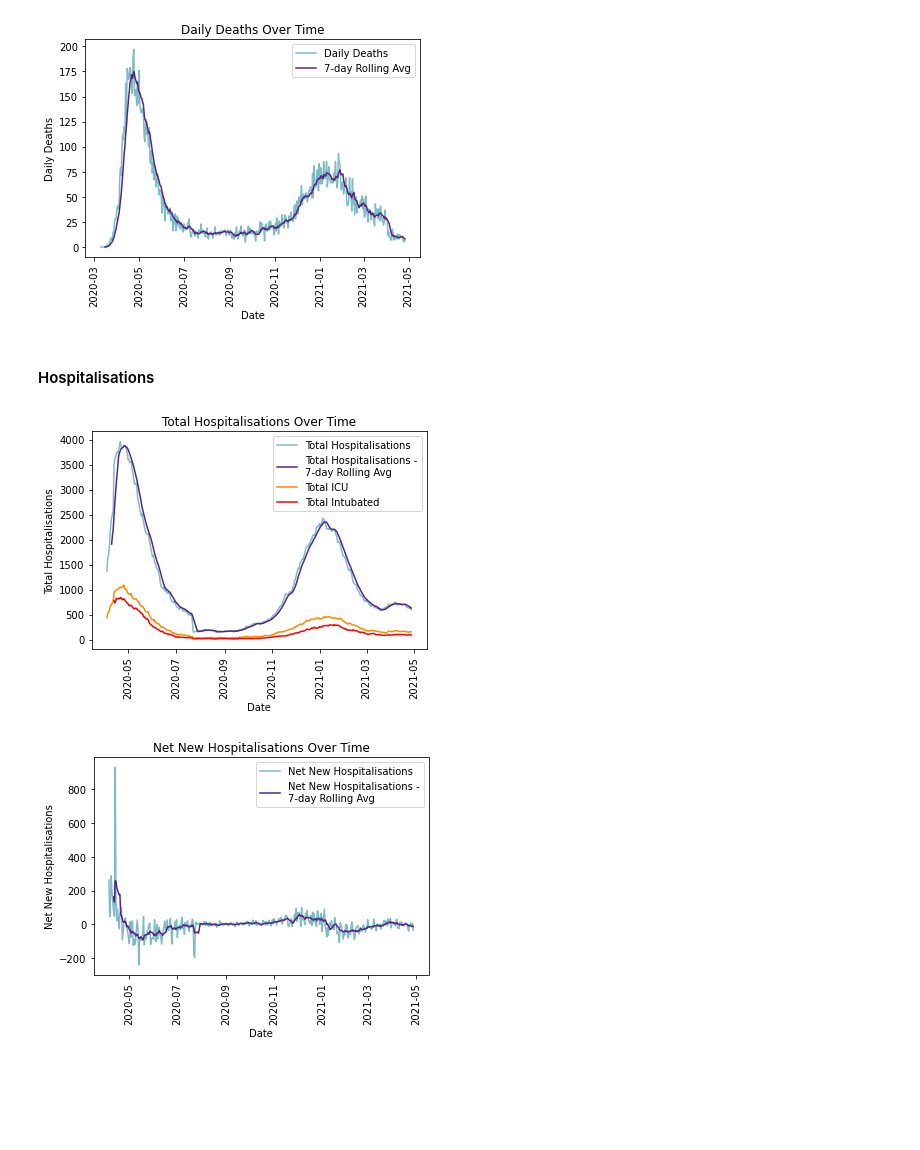
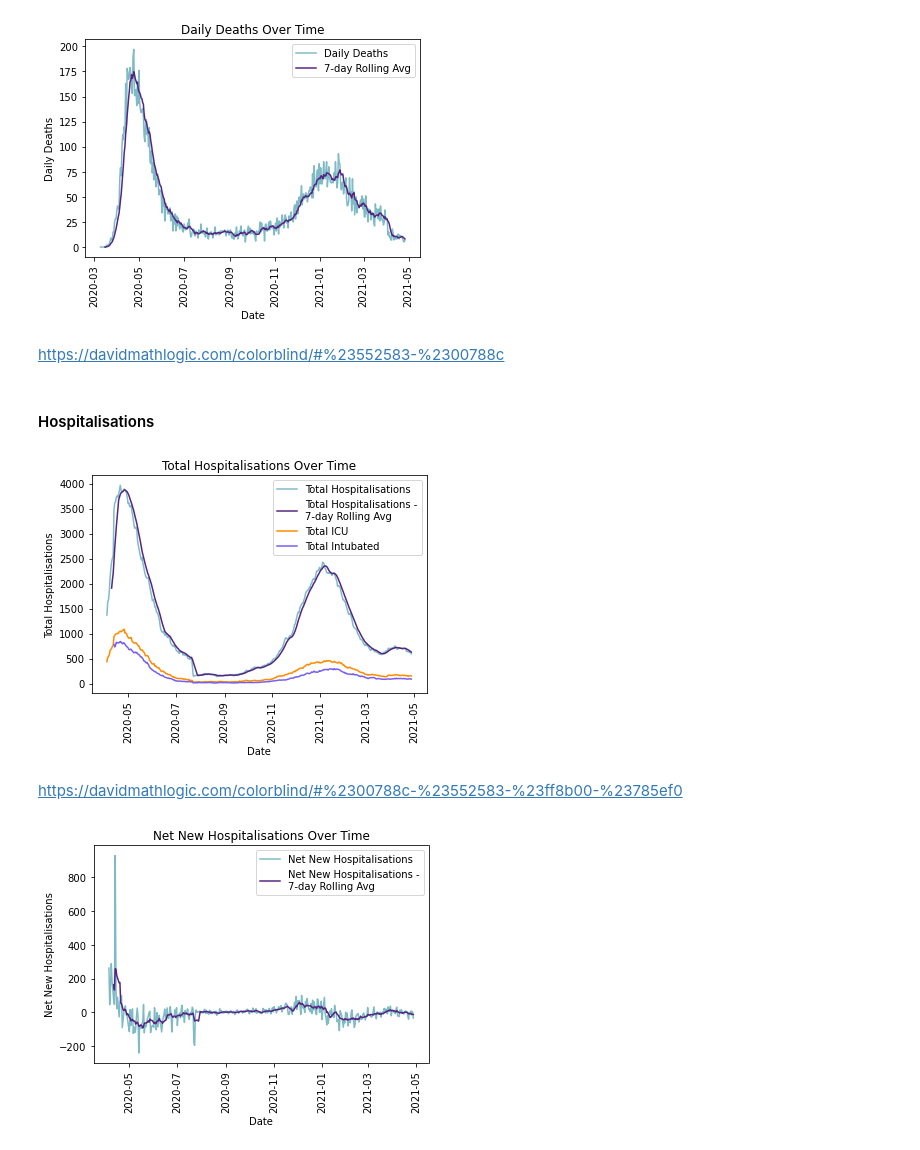
Before and after one commit to samar14641/covid-visualisations, a Jupyter notebook: massachusettsPlots.ipynb, the cells around one changed output. Saved outputs shown, nothing was run; the diff lists cells and outputs as text; code cells hidden in the pictures; blank space fills up the shorter version.

```diff
--- a/massachusettsPlots.ipynb
+++ b/massachusettsPlots.ipynb
@@ -252,22 +262,26 @@ plt.show()
 plt.close()
 # %% [output]
 [figure]
+# %% [markdown]
+https://davidmathlogic.com/colorblind/#%23552583-%2300788c
 # %% [markdown]
 #### Hospitalisations
 # %%
 plt.plot(hosptl['Date'], hosptl['Total number of COVID patients in hospital today'], alpha = 0.5, color = '#00788c', label = 'Total Hospitalisations')
 plt.plot(hosptl['Date'], hosptl['Total number of COVID patients in hospital today'].rolling(7).mean(), color = '#552583', label = 'Total Hospitalisations -\n7-day Rolling Avg')
 plt.plot(hosptl['Date'], hosptl['ICU'], color = '#ff8b00', label = 'Total ICU')
-plt.plot(hosptl['Date'], hosptl['Intubated'], color = '#ff0000', label = 'Total Intubated')
+plt.plot(hosptl['Date'], hosptl['Intubated'], color = '#785ef0', label = 'Total Intubated')
 plt.title('Total Hospitalisations Over Time')
 plt.xlabel('Date')
 plt.ylabel('Total Hospitalisations')
 plt.xticks(rotation = 90)
 plt.legend()
 plt.show()
 plt.close()
 # %% [output]
-[figure, old version]
+[figure, new version]
+# %% [markdown]
+https://davidmathlogic.com/colorblind/#%2300788c-%23552583-%23ff8b00-%23785ef0
 # %%
 plt.plot(hosptl['Date'], hosptl['Net new number of COVID patients in hospital today'], alpha = 0.5, color = '#00788c', label = 'Net New Hospitalisations')
 plt.plot(hosptl['Date'], hosptl['Net new number of COVID patients in hospital today'].rolling(7).mean(), color = '#552583', label = 'Net New Hospitalisations -\n7-day Rolling Avg')
```
Also changed, not shown: parts of 12 cells of this notebook.
